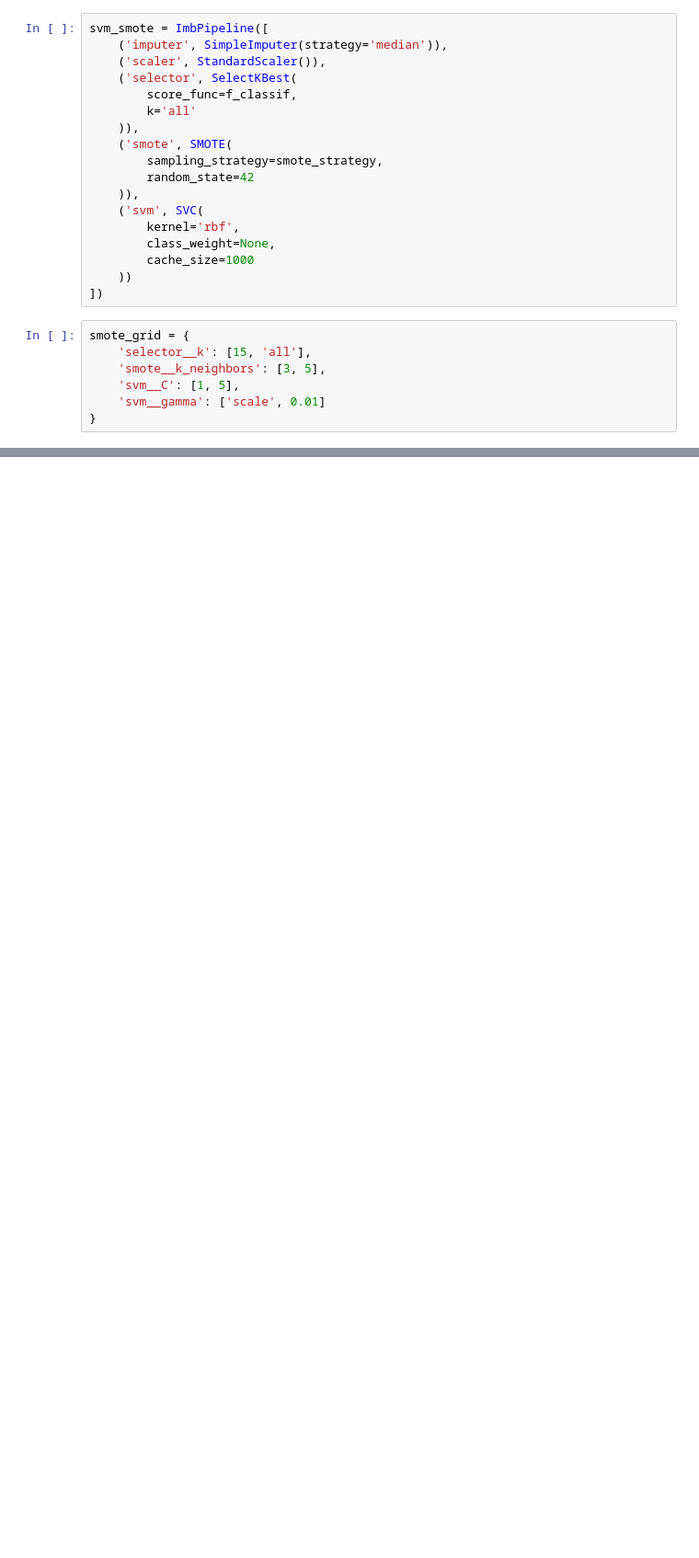
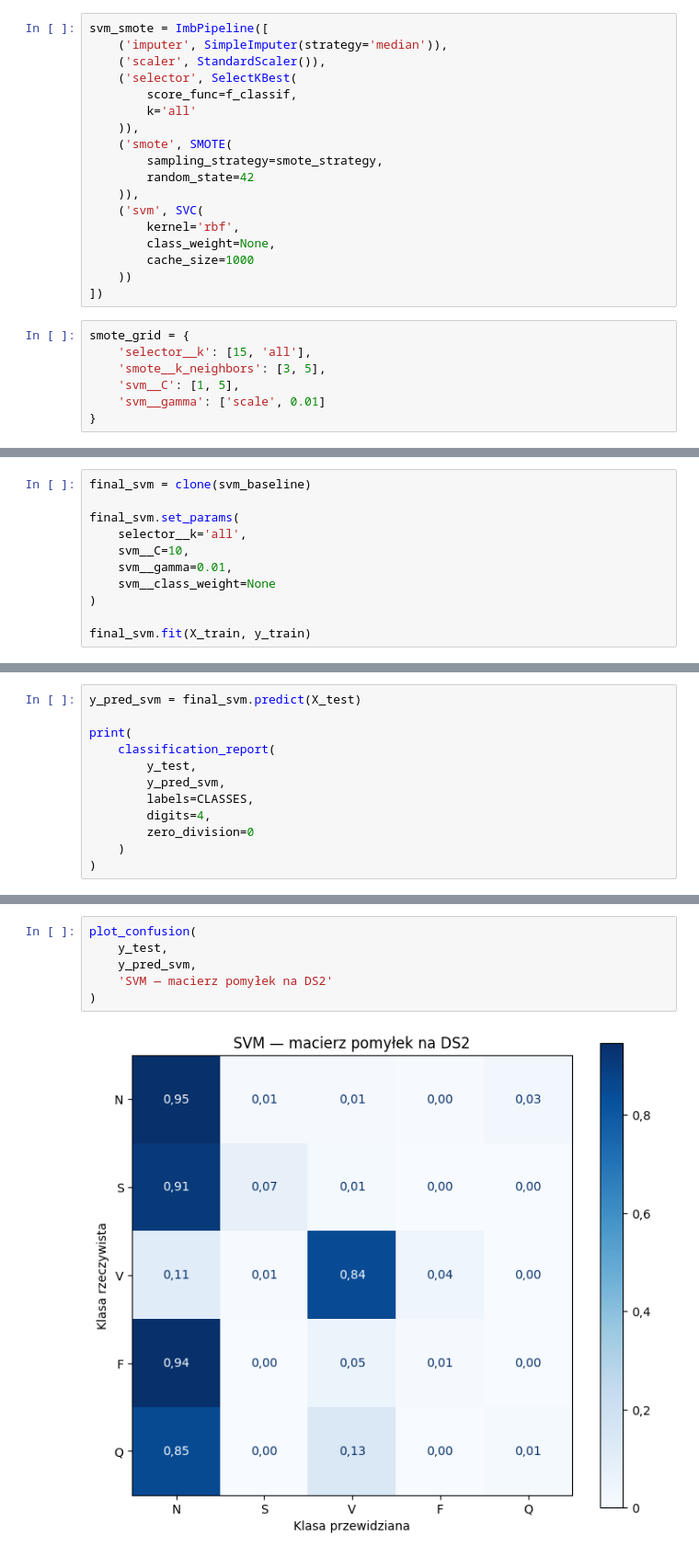
Before and after one commit to spoiler48/ecg-anomalies, a Jupyter notebook: notebooks/08_svm.ipynb, the cells around one changed output, grey strips where cells are left out. Shown at 92% size. Drawn from its saved outputs; the diff is of its cells as text; blank space fills up the shorter version.

```diff
--- a/notebooks/08_svm.ipynb
+++ b/notebooks/08_svm.ipynb
@@ -763,0 +255,11 @@ display(fold_comparison.round(4))
+# %%
+final_svm = clone(svm_baseline)
+
+final_svm.set_params(
+    selector__k='all',
+    svm__C=10,
+    svm__gamma=0.01,
+    svm__class_weight=None
+)
+
+final_svm.fit(X_train, y_train)
@@ -763,0 +271,12 @@ display(fold_comparison.round(4))
+# %%
+y_pred_svm = final_svm.predict(X_test)
+
+print(
+    classification_report(
+        y_test,
+        y_pred_svm,
+        labels=CLASSES,
+        digits=4,
+        zero_division=0
+    )
+)
@@ -763,0 +389,8 @@ display(fold_comparison.round(4))
+# %%
+plot_confusion(
+    y_test,
+    y_pred_svm,
+    'SVM — macierz pomyłek na DS2'
+)
+# %% [output]
+[figure, added]
```
Also changed, not shown: parts of 43 cells of this notebook.
